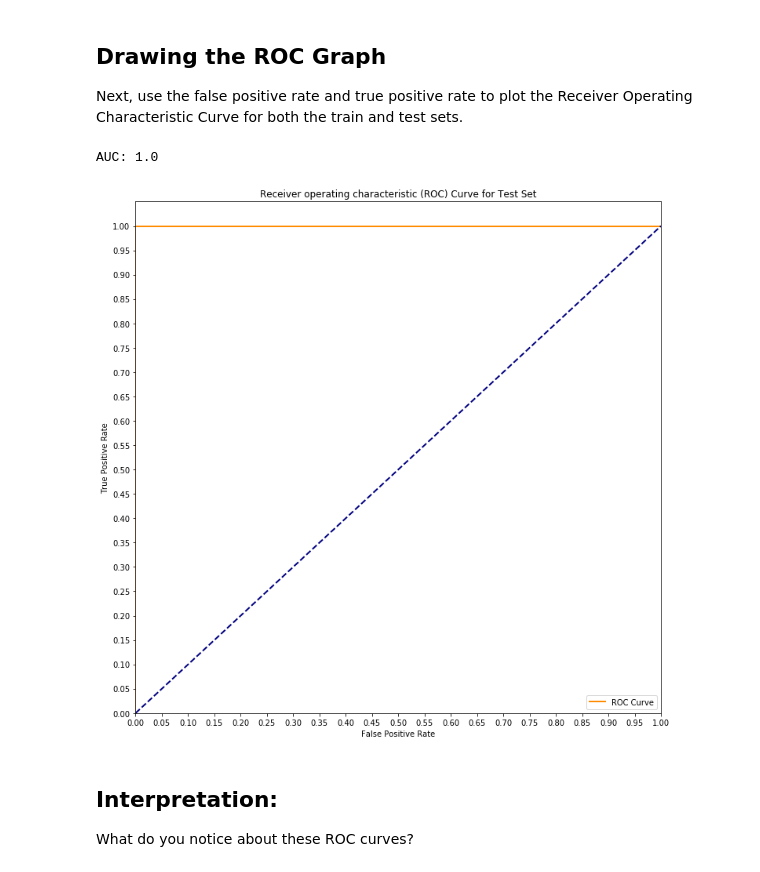
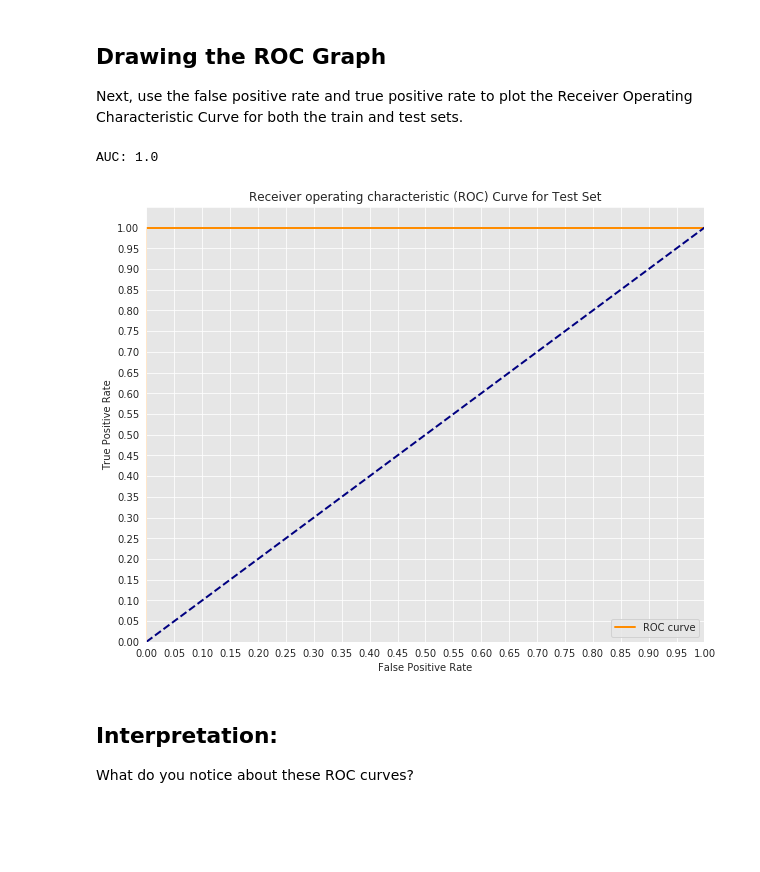
Before and after one commit to jmt0221/dsc-roc-curves-and-auc-lab-nyc-ds-082619, a Jupyter notebook: index.ipynb, the cells around one changed output. Cells and saved outputs as stored; diff of their text form; code cells hidden in the pictures; blank space fills up the shorter version.

```diff
--- a/index.ipynb
+++ b/index.ipynb
@@ -69,22 +69,31 @@ train_fpr, train_tpr, thresholds = roc_curve(y_train, y_train_score)
 Next, use the false positive rate and true positive rate to plot the Receiver Operating Characteristic Curve for both the train and test sets.
 # %%
 # Your code here
-fig = plt.figure(figsize=(12,12))
-plt.plot(fpr,tpr,color='darkorange',lw=2,label='ROC Curve')
-plt.plot([0, 1], [0, 1], color='navy', lw=2, linestyle='--')
+import matplotlib.pyplot as plt
+import seaborn as sns
+%matplotlib inline
+
+#Seaborns Beautiful Styling
+sns.set_style("darkgrid", {"axes.facecolor": ".9"})
+
+plt.figure(figsize=(10,8))
+lw = 2
+plt.plot(fpr, tpr, color='darkorange',
+         lw=lw, label='ROC curve')
+plt.plot([0, 1], [0, 1], color='navy', lw=lw, linestyle='--')
 plt.xlim([0.0, 1.0])
 plt.ylim([0.0, 1.05])
 plt.yticks([i/20.0 for i in range(21)])
 plt.xticks([i/20.0 for i in range(21)])
 plt.xlabel('False Positive Rate')
 plt.ylabel('True Positive Rate')
 plt.title('Receiver operating characteristic (ROC) Curve for Test Set')
 plt.legend(loc="lower right")
 print('AUC: {}'.format(auc(fpr, tpr)))
 plt.show()
 # %% [output]
 AUC: 1.0
-[figure, old version]
+[figure, new version]
 # %% [markdown]
 ## Interpretation:
 
```
